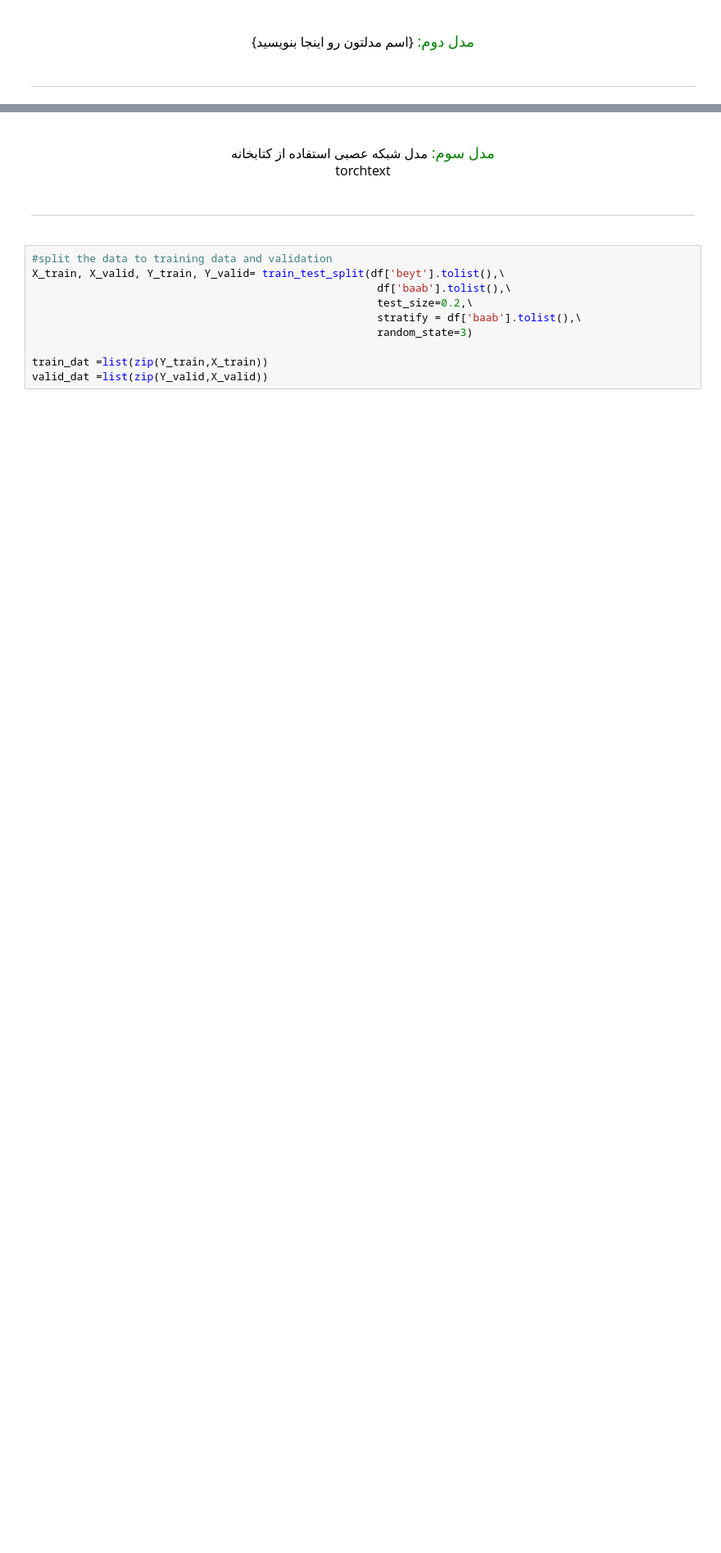
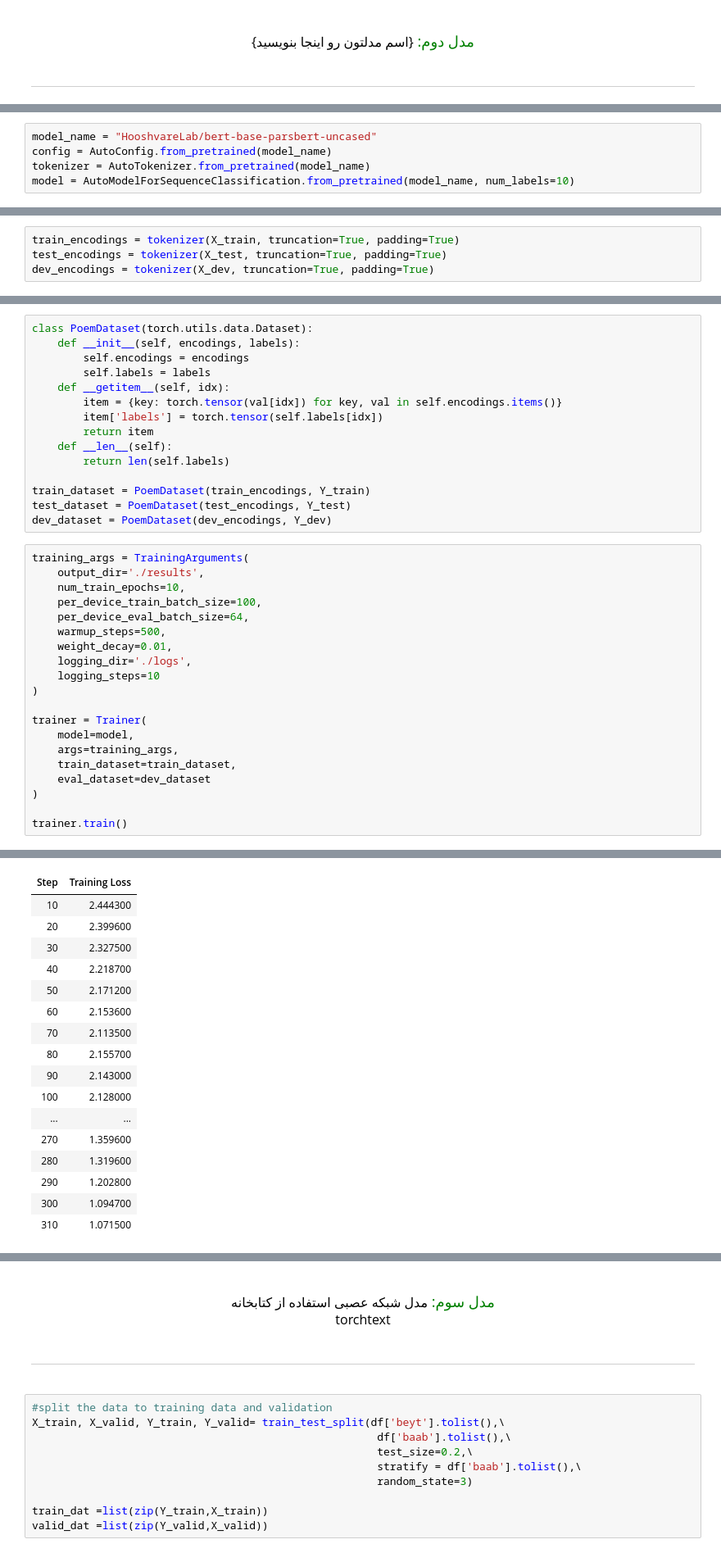
Before and after one commit to Arman5592/Saadi-Bustan-Classification, a Jupyter notebook: HW4.ipynb, the cells around one changed output, grey strips where cells are left out. Shown: that part at 82% size. Cells and saved outputs as stored; diff of their text form; blank space fills up the shorter version.

Commit message:
Merging models.

```diff
--- a/HW4.ipynb
+++ b/HW4.ipynb
@@ -284,0 +447,5 @@ v = vectorizer.fit_transform(['نپنداری قول معقول چو قانع ش
+# %%
+model_name = "HooshvareLab/bert-base-parsbert-uncased"
+config = AutoConfig.from_pretrained(model_name)
+tokenizer = AutoTokenizer.from_pretrained(model_name)
+model = AutoModelForSequenceClassification.from_pretrained(model_name, num_labels=10)
@@ -284,0 +477,4 @@ v = vectorizer.fit_transform(['نپنداری قول معقول چو قانع ش
+# %%
+train_encodings = tokenizer(X_train, truncation=True, padding=True)
+test_encodings = tokenizer(X_test, truncation=True, padding=True)
+dev_encodings = tokenizer(X_dev, truncation=True, padding=True)
@@ -284,0 +483,36 @@ v = vectorizer.fit_transform(['نپنداری قول معقول چو قانع ش
+# %%
+class PoemDataset(torch.utils.data.Dataset):
+    def __init__(self, encodings, labels):
+        self.encodings = encodings
+        self.labels = labels
+    def __getitem__(self, idx):
+        item = {key: torch.tensor(val[idx]) for key, val in self.encodings.items()}
+        item['labels'] = torch.tensor(self.labels[idx])
+        return item
+    def __len__(self):
+        return len(self.labels)
+
+train_dataset = PoemDataset(train_encodings, Y_train)
+test_dataset = PoemDataset(test_encodings, Y_test)
+dev_dataset = PoemDataset(dev_encodings, Y_dev)
+# %%
+training_args = TrainingArguments(
+    output_dir='./results',
+    num_train_epochs=10,
+    per_device_train_batch_size=100,
+    per_device_eval_batch_size=64,
+    warmup_steps=500,
+    weight_decay=0.01,
+    logging_dir='./logs',
+    logging_steps=10
+)
+
+trainer = Trainer(
+    model=model,
+    args=training_args,
+    train_dataset=train_dataset,
+    eval_dataset=dev_dataset
+)
+
+trainer.train()
+# %% [output]
@@ -284,0 +527,17 @@ v = vectorizer.fit_transform(['نپنداری قول معقول چو قانع ش
+| Step | Training Loss |
+| 10 | 2.444300 |
+| 20 | 2.399600 |
+| 30 | 2.327500 |
+| 40 | 2.218700 |
+| 50 | 2.171200 |
+| 60 | 2.153600 |
+| 70 | 2.113500 |
+| 80 | 2.155700 |
+| 90 | 2.143000 |
+| 100 | 2.128000 |
+| ... | ... |
+| 270 | 1.359600 |
+| 280 | 1.319600 |
+| 290 | 1.202800 |
+| 300 | 1.094700 |
+| 310 | 1.071500 |
```
Also changed, not shown: parts of 34 cells of this notebook.
